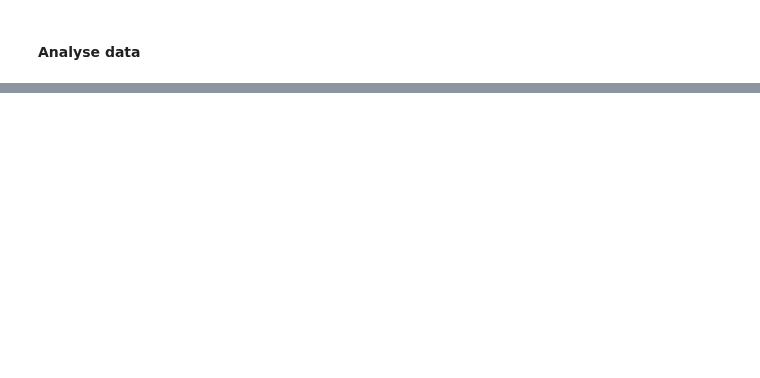
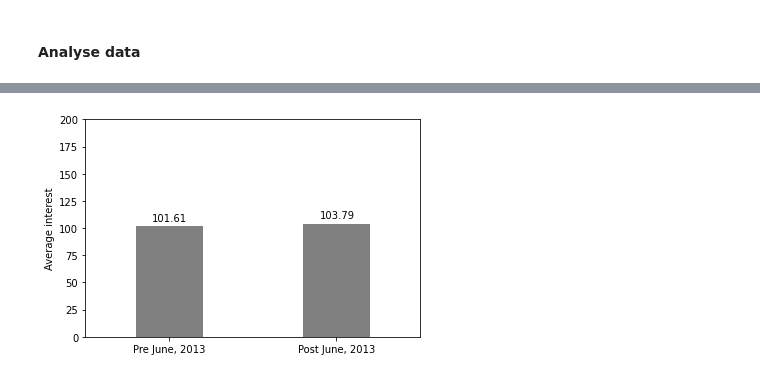
Before and after one commit to epfl-ada/ada-2020-project-milestone-p3-p3_pada1, a Jupyter notebook: chilling_effect_trend.ipynb, the cells around one changed output, grey strips where cells are left out. Saved outputs shown, nothing was run; the diff lists cells and outputs as text; code cells hidden in the pictures; blank space fills up the shorter version.

```diff
--- a/chilling_effect_trend.ipynb
+++ b/chilling_effect_trend.ipynb
@@ -378,3 +477,31 @@ terrorism_pre_june_ts["ord_date"] = terrorism_pre_june_ts.date.apply(lambda x: i
+# %%
+terrorism_df = terrorism_df[~(terrorism_df['topic_name']== 'Iraq')]
+terrorism_df = terrorism_df[~(terrorism_df['topic_name']== 'Terrorism')]
+terrorism_df = terrorism_df[~(terrorism_df['topic_name']== 'Nigeria')]
+terrorism_df = terrorism_df[~(terrorism_df['topic_name']== 'Nuclear weapon')]
+terrorism_df = terrorism_df[~(terrorism_df['topic_name']== 'Hamas')]
+terrorism_df = terrorism_df[~(terrorism_df['topic_name']== 'Chemical weapon')]
+# %%
+# Organise the data in a time series with the ratio of total views per week
+terrorism_ts = terrorism_df.groupby(by='date').sum()
+terrorism_ts = terrorism_ts.reset_index().rename(columns={'index': 'date'})
+
+# Separate the data in two to perform an ITS analysis
+terrorism_pre_june_ts = terrorism_ts[terrorism_ts['date'] < revelation_date]
+terrorism_post_june_ts = terrorism_ts[terrorism_ts['date'] > revelation_date]
+# %%
+mean_pre_june = np.mean(terrorism_pre_june_ts['max_ratio'])
+mean_post_june = np.mean(terrorism_post_june_ts['max_ratio'])
+plt.bar([0, 1], [mean_pre_june, mean_post_june], color='gray', width=0.4)
+plt.xticks([0, 1], ['Pre June, 2013', 'Post June, 2013'])
+plt.ylabel("Average interest")
+plt.xlim(-0.5, 1.5)
+plt.ylim(0, 200)
+plt.text(-0.1, mean_pre_june + 5, f"{mean_pre_june:.2f}")
+plt.text(0.9, mean_post_june + 5, f"{mean_post_june:.2f}")
+plt.show()
+# %% [output]
+[figure, added]
 # %%
 ### TODO Modify description of the plot
 
```
Also changed, not shown: parts of 29 cells of this notebook.
